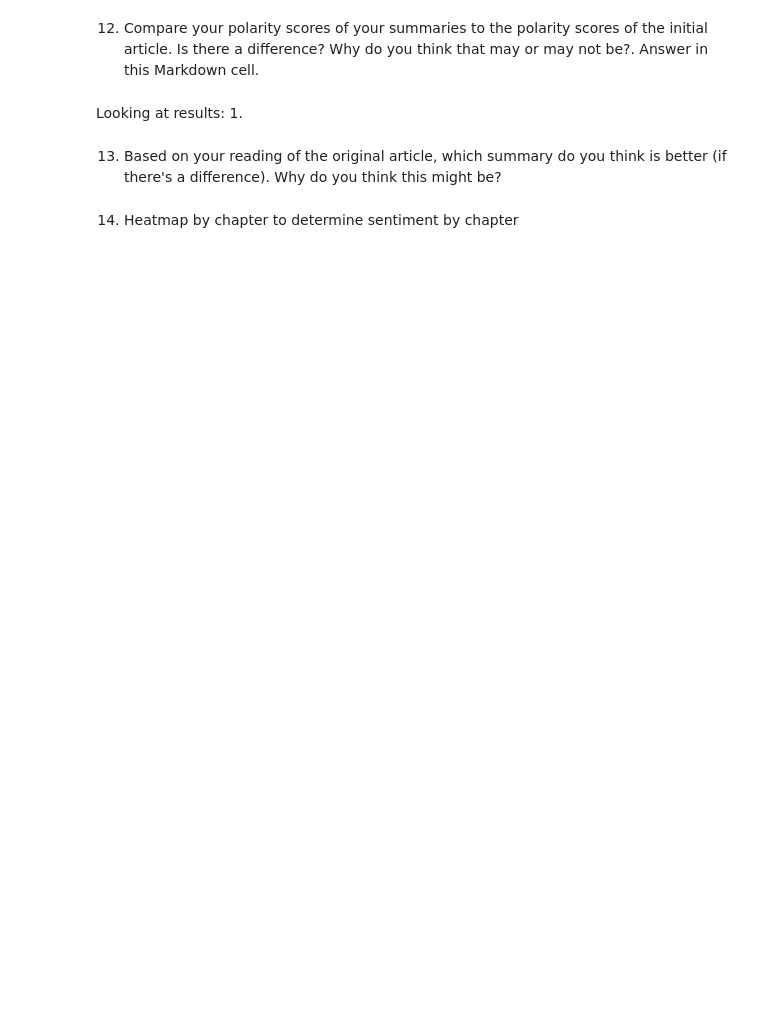
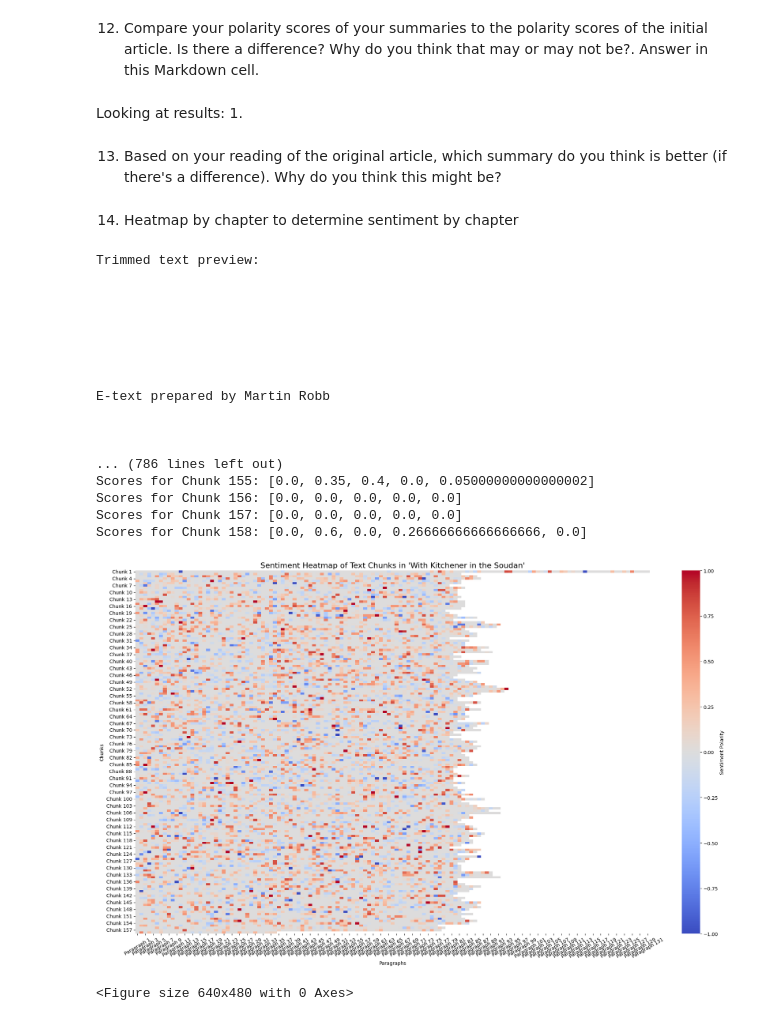
Before and after one commit to JBtallgrass/wm-nlp-07, a Jupyter notebook: article-summarizer.ipynb, the cells around one changed output. Saved outputs shown, nothing was run; the diff lists cells and outputs as text; code cells hidden in the pictures; blank space fills up the shorter version.

```diff
--- a/article-summarizer.ipynb
+++ b/article-summarizer.ipynb
@@ -661,24 +792,33 @@ with open("kitchener.html", "r", encoding="utf-8") as file:
 # Extract the text from the HTML file
 text = soup.get_text(separator="\n")
 
-# Debug: Preview the first 1000 characters to check chapter formatting
+# Step: Ignore the front matter using the marker
+start_marker = "*** START OF THE PROJECT GUTENBERG EBOOK WITH KITCHENER IN THE SOUDAN: A STORY OF ATBARA AND OMDURMAN ***"
+start_index = text.find(start_marker)
+if start_index != -1:
+    text = text[start_index + len(start_marker):]  # Trim text after the marker
+
+# Debug: Preview the first 1000 characters of the trimmed text
+print("Trimmed text preview:", text[:1000])
+
+
+# Debug: Preview the first 1000 characters
 print("Preview of text:", text[:1000])
 
-def preprocess_text_chunking(text, chunk_size=5000):
+# Preprocess Text into Fixed-Size Chunks
+def preprocess_text_chunking(text, chunk_size=3000):
     """
     Splits the text into evenly sized chunks based on character count.
     :param text: The entire text as a string.
     :param chunk_size: The number of characters per chunk.
     :return: A list of tuples, where each tuple contains a chunk title and its content.
     """
-    # Split text into chunks of fixed size
     chunks = [text[i:i + chunk_size] for i in range(0, len(text), chunk_size)]
-    # Label chunks sequentially
     processed_chunks = [(f"Chunk {i+1}", chunk.strip()) for i, chunk in enumerate(chunks)]
     return processed_chunks
 
 # Replace chapters parsing with chunking
-chapters = preprocess_text_chunking(text, chunk_size=5000)  # Adjust chunk size as needed
+chapters = preprocess_text_chunking(text, chunk_size=5000)
 
 # Debug: Print the number of chunks and preview their labels
 print(f"Total chunks created: {len(chapters)}")
@@ -686,58 +826,84 @@ for i, (title, content) in enumerate(chapters[:5]):  # Preview first 5 chunks
     print(f"{title}: {content[:100]}...")  # Show the first 100 characters of each chunk
 
 # Analyze Sentiment
-def analyze_sentiment(chapter_content):
-    paragraphs = chapter_content.split("\n\n")
+def analyze_sentiment(chunk_content):
+    paragraphs = chunk_content.split("\n\n")  # Split chunk into paragraphs
     scores = []
     for paragraph in paragraphs:
         paragraph = paragraph.lower().strip()
-        paragraph = re.sub(r'[^\w\s]', '', paragraph)
+        paragraph = re.sub(r'[^\w\s]', '', paragraph)  # Remove punctuation
         if paragraph:  # Skip empty paragraphs
             sentiment = TextBlob(paragraph).sentiment
             scores.append(sentiment.polarity)
     return scores
 
+# Perform sentiment analysis for each chunk
 sentiment_data = []
-for chapter_title, chapter_content in chapters:
-    scores = analyze_sentiment(chapter_content)
-    print(f"Scores for {chapter_title}: {scores[:5]}")  # Debug: print first 5 scores
+for chunk_title, chunk_content in chapters:
+    scores = analyze_sentiment(chunk_content)
+    print(f"Scores for {chunk_title}: {scores[:5]}")  # Debug: print first 5 scores
     sentiment_data.append(scores)
 
+# Check for valid sentiment data
 if not sentiment_data:
     raise ValueError("No sentiment data was generated. Check paragraph extraction or content validity.")
 
 # Prepare Data for Heatmap
 max_paragraphs = max(len(scores) for scores in sentiment_data)
 if max_paragraphs == 0:
-    raise ValueError("All chapters appear to be empty. Check input text or preprocessing steps.")
+    raise ValueError("All chunks appear to be empty. Check input text or preprocessing steps.")
 
+# Create a matrix of sentiment scores
 heatmap_data = np.full((len(sentiment_data), max_paragraphs), np.nan)
 for i, scores in enumerate(sentiment_data):
     heatmap_data[i, :len(scores)] = scores
 
+# Create a DataFrame for visualization
 heatmap_df = pd.DataFrame(
     heatmap_data,
-    index=[f"{title} ({i+1})" for i, (title, _) in enumerate(chapters)],  # Unique chapter labels
-    columns=[f'Paragraph {i+1}' for i in range(max_paragraphs)]
+    index=[title for title, _ in chapters],  # Chunk titles as rows
+    columns=[f'Paragraph {i+1}' for i in range(max_paragraphs)]  # Paragraph indices as columns
 )
 
 # Visualize Heatmap
-plt.figure(figsize=(15, 10))
+plt.figure(figsize=(20, 12))
 sns.heatmap(
     heatmap_df,
     cmap="coolwarm",
     cbar_kws={'label': 'Sentiment Polarity'},
     annot=False,
     mask=heatmap_df.isnull(),
-    vmin=-1, vmax=1
+    vmin=-1, vmax=1  # Ensure consistent scaling
 )
-plt.title("Sentiment Heatmap of Chapters in 'With Kitchener in the Soudan'", fontsize=16)
+plt.title("Sentiment Heatmap of Text Chunks in 'With Kitchener in the Soudan'", fontsize=16)
 plt.xlabel("Paragraphs")
-plt.ylabel("Chapters")
+plt.ylabel("Chunks")
 plt.xticks(rotation=30)
-plt.locator_params(axis="x", nbins=10)  # Show fewer paragraph label
-# plt.tight_layout()
+plt.tight_layout()
 
-# Save and Show Heatmap
-plt.savefig("sentiment_heatmap.png", dpi=300)
+# Save the heatmap as an image file
+plt.savefig("sentiment_heatmap_chunks.png", dpi=300)
 plt.show()
+
+#save as PDF
+plt.savefig("sentiment_heatmap_chunks.pdf", dpi=300)
+# %% [output]
+Trimmed text preview:
+
+
+
+
+
+
+
+E-text prepared by Martin Robb
+
+
+
+... (786 lines left out)
+Scores for Chunk 155: [0.0, 0.35, 0.4, 0.0, 0.05000000000000002]
+Scores for Chunk 156: [0.0, 0.0, 0.0, 0.0, 0.0]
+Scores for Chunk 157: [0.0, 0.0, 0.0, 0.0, 0.0]
+Scores for Chunk 158: [0.0, 0.6, 0.0, 0.26666666666666666, 0.0]
+[figure, added]
+<Figure size 640x480 with 0 Axes>
```
Also changed, not shown: parts of 29 cells of this notebook, 9 other files.
